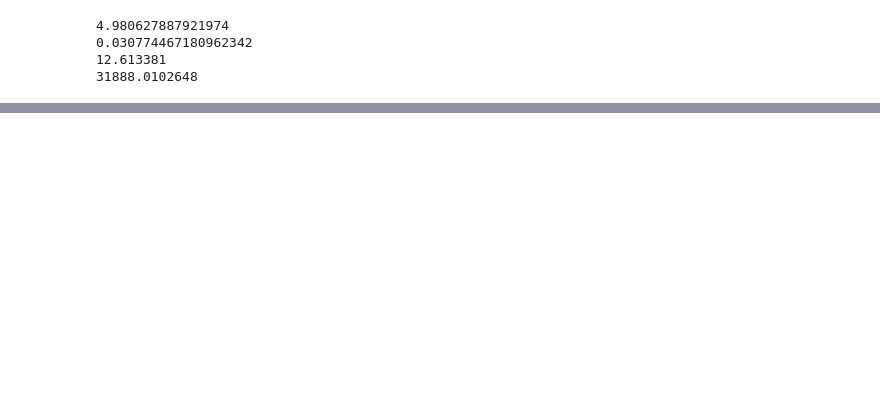
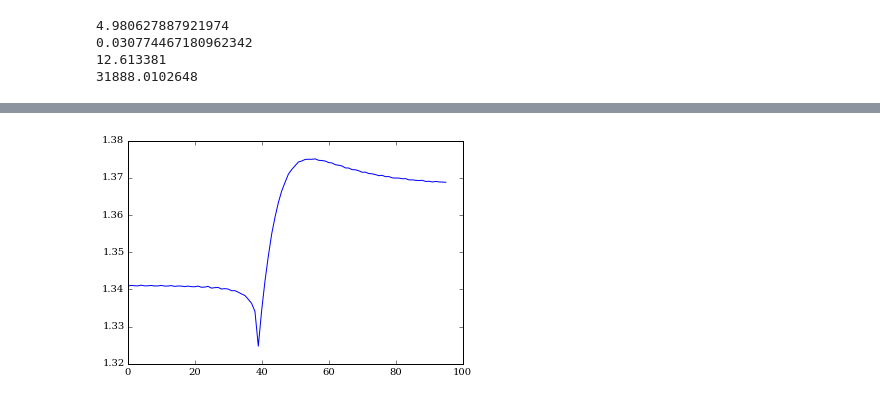
Before and after one commit to YuguangTong/qtn-proj, a Jupyter notebook: maxkappa.ipynb, the cells around one changed output, grey strips where cells are left out. Cells and saved outputs as stored; diff of their text form; code cells hidden in the pictures; blank space fills up the shorter version.

```diff
--- a/maxkappa.ipynb
+++ b/maxkappa.ipynb
@@ -115,0 +167,14 @@ fig.savefig('wind1.png', dpi=300)
+# %%
+p = MaxKappa(ant_len, ant_rad, base_cap)
+# %%
+za_zr = np.array([np.array(p.impedance(f, ne, n, t, tp, tc, k, vsw)) for f in fbins])
+# %%
+za = za_zr[:, 0]
+zr = za_zr[:, 1]
+# %%
+gain = np.abs((za+zr)/zr)**2
+# %%
+plt.plot(gain)
+plt.show()
+# %% [output]
+[figure, added]
```
Also changed, not shown: parts of 22 cells of this notebook, 5 other files.
